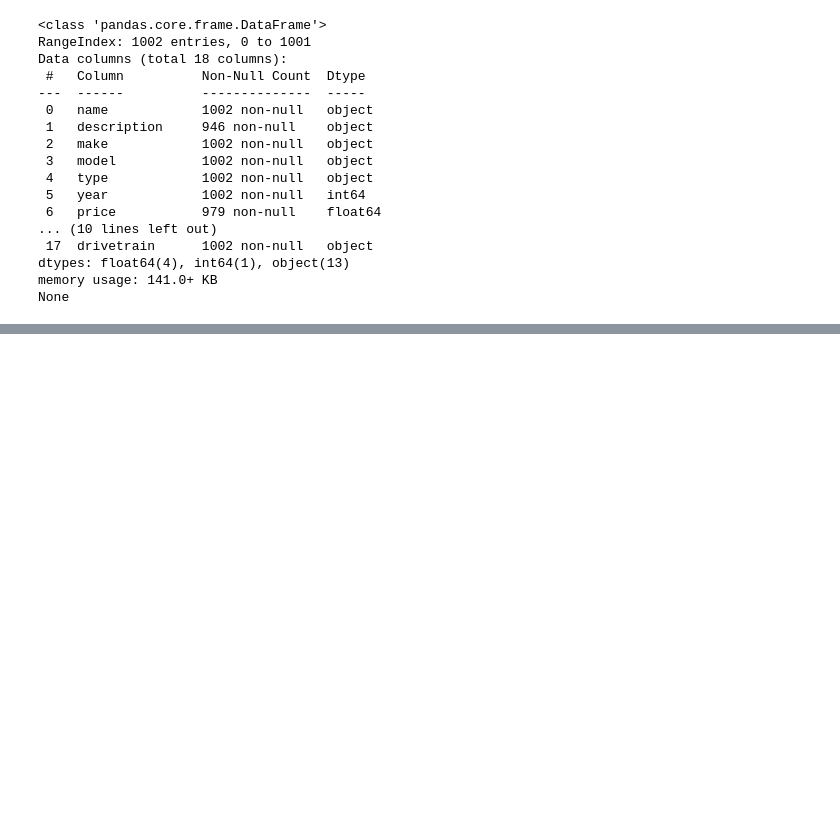
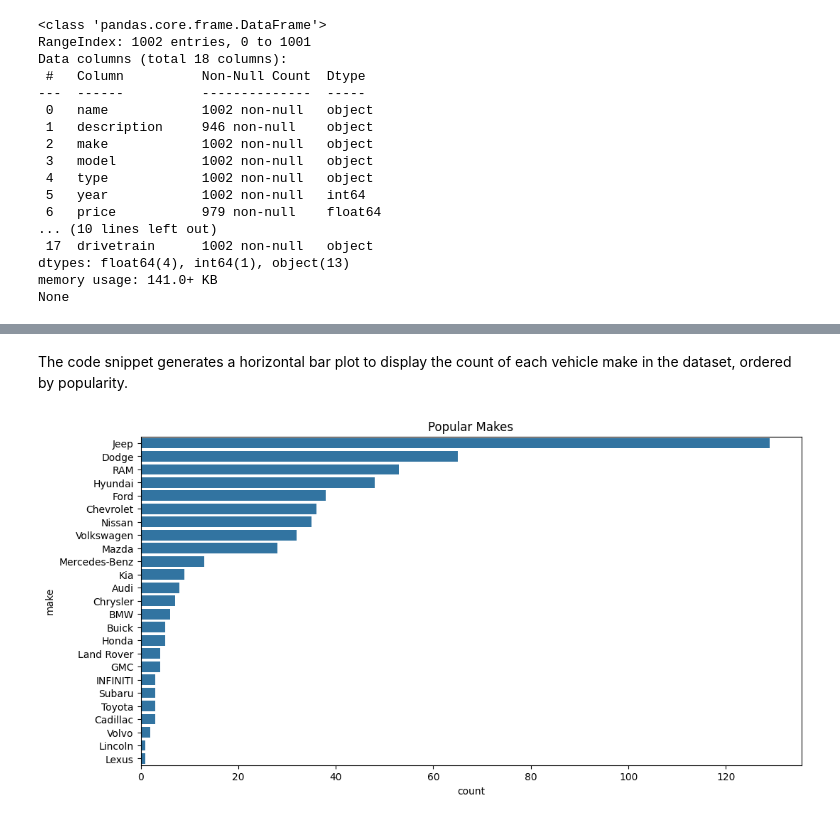
Before and after one commit to chetu5580/project2, a Jupyter notebook: vehicle.ipynb, the cells around one changed output, grey strips where cells are left out. Drawn from its saved outputs; the diff is of its cells as text; code cells hidden in the pictures; blank space fills up the shorter version.

```diff
--- a/vehicle.ipynb
+++ b/vehicle.ipynb
@@ -55,0 +175,9 @@ None
+# %% [markdown]
+The code snippet generates a horizontal bar plot to display the count of each vehicle make in the dataset, ordered by popularity.
+# %%
+plt.figure(figsize=(12, 6))
+sns.countplot(y='make', data=data, order=data['make'].value_counts().index)
+plt.title('Popular Makes')
+plt.show()
+# %% [output]
+[figure, added]
```
Also changed, not shown: parts of 25 cells of this notebook.
